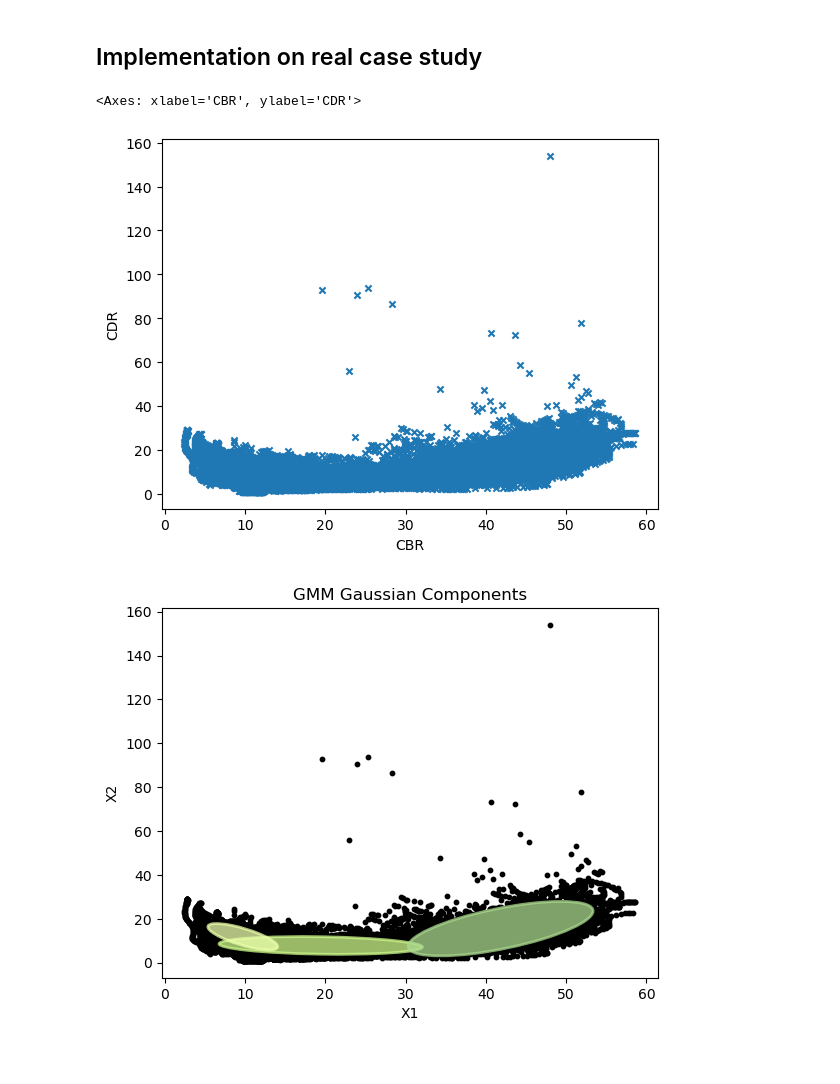
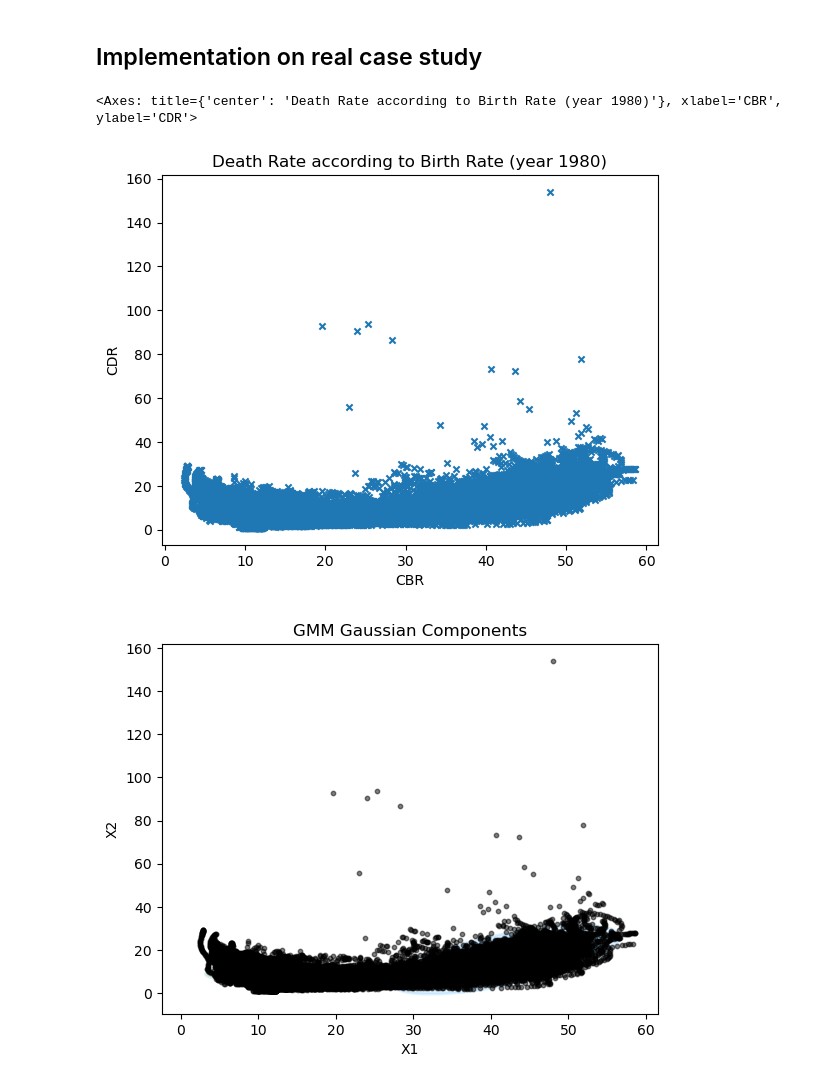
Before and after one commit to SullivanCastro/GMM, a Jupyter notebook: TP2_Sullivan_CASTRO.ipynb, the cells around one changed output. Saved outputs shown, nothing was run; the diff lists cells and outputs as text; code cells hidden in the pictures.

```diff
--- a/TP2_Sullivan_CASTRO.ipynb
+++ b/TP2_Sullivan_CASTRO.ipynb
@@ -126,16 +138,16 @@ KeyboardInterrupt:
 # %%
 df = pd.read_csv("Demo_data.csv")
 df = df[["CBR", "CDR"]].dropna(how='any', axis=0)
-df.plot(kind="scatter", x="CBR", y="CDR", marker="x")
+df.plot(kind="scatter", x="CBR", y="CDR", title="Death Rate according to Birth Rate (year 1980)" ,marker="x")
 # %% [output]
-<Axes: xlabel='CBR', ylabel='CDR'>
+<Axes: title={'center': 'Death Rate according to Birth Rate (year 1980)'}, xlabel='CBR', ylabel='CDR'>
-[figure, old version]
+[figure, new version]
 # %%
 gmm = GMM(M=3, X=df.values, dim=2)
-gmm.fit(max_iter=1_000, verbose=False)
+gmm.fit(max_iter=100, verbose=False)
 gmm.plot_gmm_ellipses()
 # %% [output]
-[figure, old version]
+[figure, new version]
 # %%
 fig, axes = plt.subplots(3, 5, figsize=(15, 10))
 
```
Also changed, not shown: parts of 28 cells of this notebook, 2 other files.
